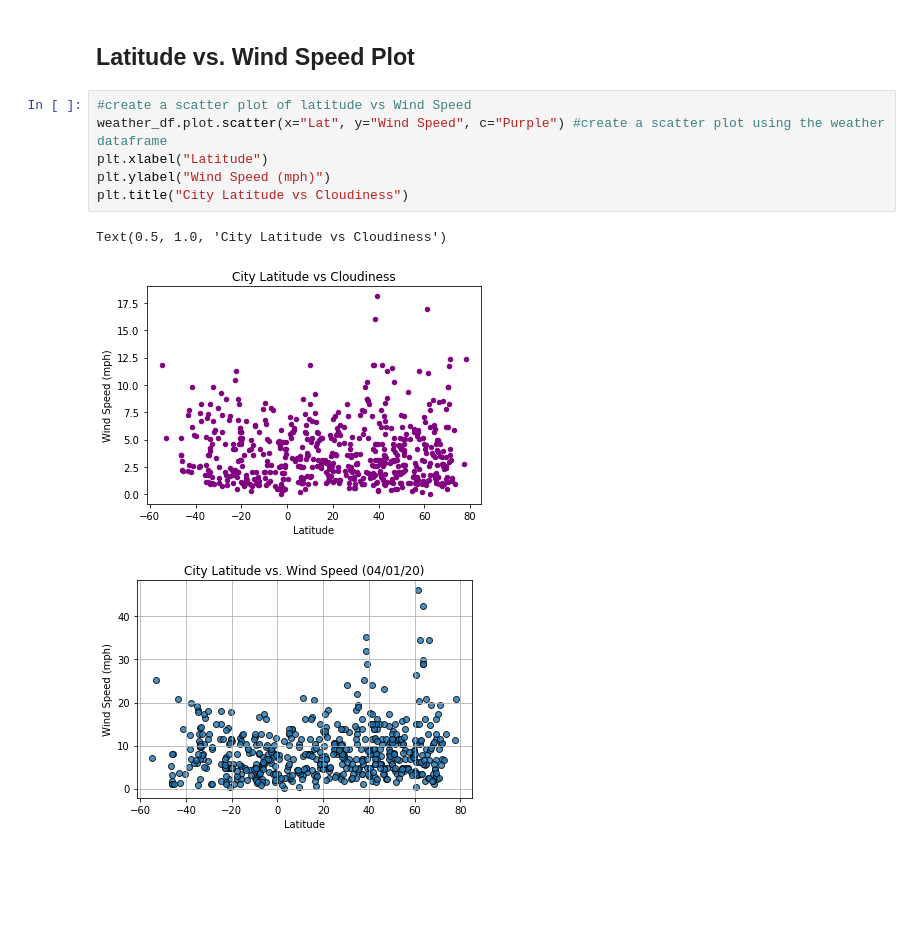
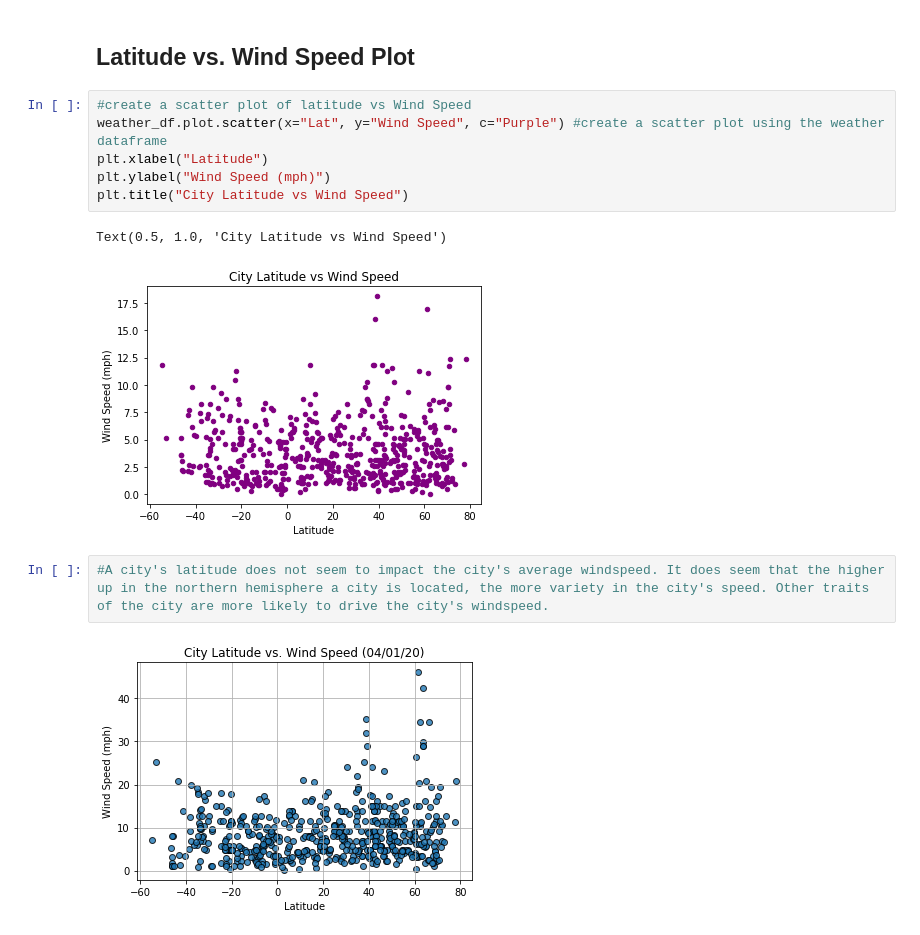
Before and after one commit to felpronove/python-api-challenge, a Jupyter notebook: starter_code/WeatherPy.ipynb, the cells around one changed output. Saved outputs shown, nothing was run; the diff lists cells and outputs as text; blank space fills up the shorter version.

Commit message:
Created scatter plots examining the relationship of a city's latitude vs other traits of the city by hemisphere

```diff
--- a/starter_code/WeatherPy.ipynb
+++ b/starter_code/WeatherPy.ipynb
@@ -391,12 +397,14 @@ Text(0.5, 1.0, 'City Latitude vs Cloudiness')
 # %%
 #create a scatter plot of latitude vs Wind Speed
 weather_df.plot.scatter(x="Lat", y="Wind Speed", c="Purple") #create a scatter plot using the weather dataframe
 plt.xlabel("Latitude")
 plt.ylabel("Wind Speed (mph)")
-plt.title("City Latitude vs Cloudiness")
+plt.title("City Latitude vs Wind Speed")
 # %% [output]
-Text(0.5, 1.0, 'City Latitude vs Cloudiness')
+Text(0.5, 1.0, 'City Latitude vs Wind Speed')
-[figure, old version]
+[figure, new version]
+# %%
+#A city's latitude does not seem to impact the city's average windspeed. It does seem that the higher up in the northern hemisphere a city is located, the more variety in the city's speed. Other traits of the city are more likely to drive the city's windspeed.
 # %%
 # %% [output]
 [figure]
```
Also changed, not shown: parts of 17 cells of this notebook.
